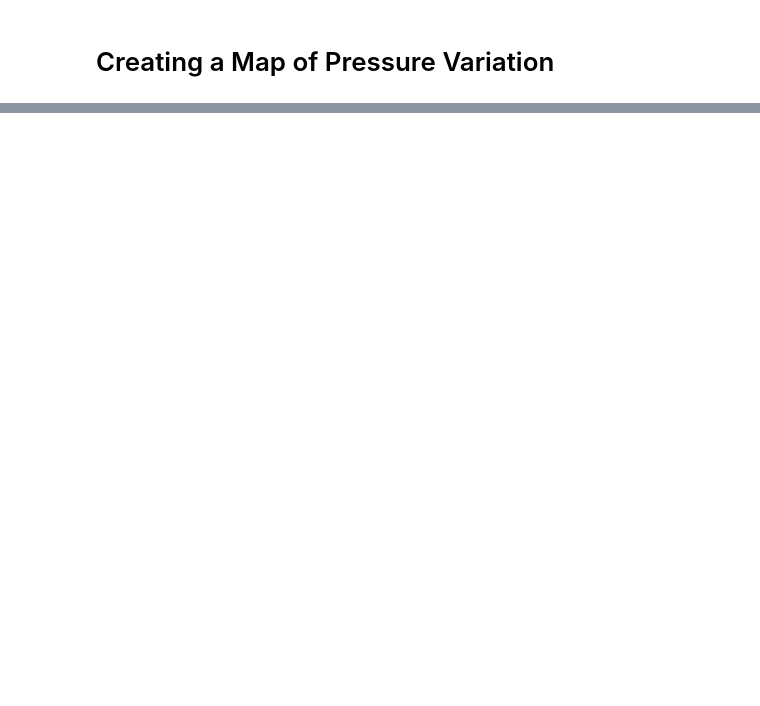
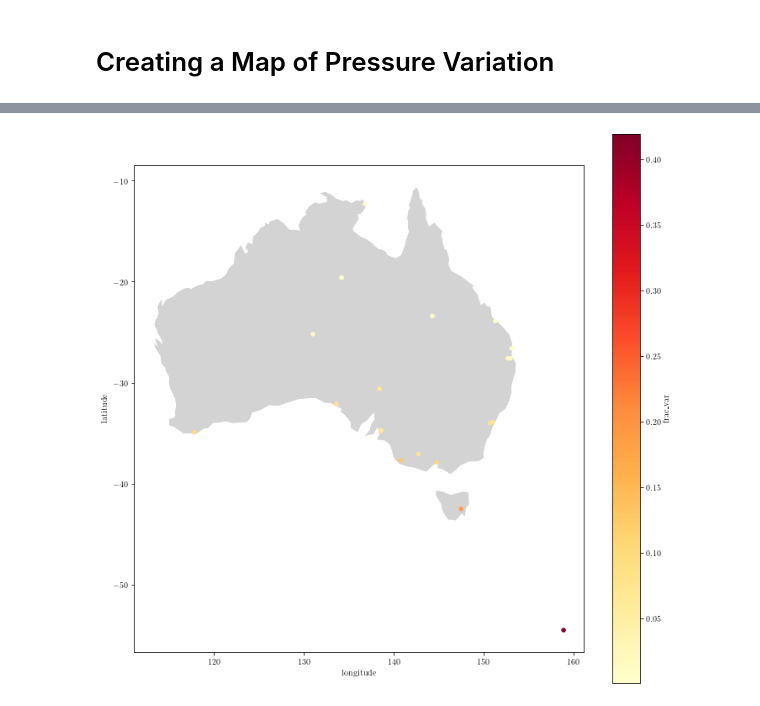
Before and after one commit to paytonrodman/migraine_weather, a Jupyter notebook: notebooks/04_creating_map_of_pressure_variation.ipynb, the cells around one changed output, grey strips where cells are left out. Saved outputs shown, nothing was run; the diff lists cells and outputs as text; code cells hidden in the pictures; blank space fills up the shorter version.

```diff
--- a/notebooks/04_creating_map_of_pressure_variation.ipynb
+++ b/notebooks/04_creating_map_of_pressure_variation.ipynb
@@ -18,12 +94,11 @@ The autoreload extension is already loaded. To reload it, use:
 # %%
-import country_converter as coco
 import meteostat
 from datetime import datetime
-from migraine_weather.data import clean_data, calculate_variation
 
 country_code = 'AU'
 start = datetime(2000, 1, 1, 0, 0, 0)
 end = datetime(2020, 12, 31, 23, 59, 59)
+
 stations = meteostat.Stations().region(country_code).fetch()
 stations = stations[(stations['hourly_start'].dt.year<=start.year) & (stations['hourly_end'].dt.year>=end.year)]
 
@@ -33,17 +108,16 @@ av_frac_var = []
 for station_id in stations.index:
     current_n += 1
     station_name = stations[stations.index==station_id]['name'].iloc[0]
-    #print(station_name)
     print(f'\r{(current_n/n_stations)*100:.2f}%', end='', flush=True)
 
     df = meteostat.Hourly(station_id, start, end).fetch()
-    # if pressure measurements are NaN, skip
-    if (df["pres"].isna().all()) | (len(df[df["pres"].isna()])>0.1*len(df["pres"])):
+    # if all or many pressure measurements are NaN, skip
+    if (df["pres"].isna().all()) | (len(df[df["pres"].isna()])>0.5*len(df["pres"])):
         av_frac_var.append(float('nan'))
         continue
 
-    cleaned_df = clean_data.remove_outliers(df)
-    frac_var_yearly = calculate_variation.get_variation_frac(cleaned_df, "pres")
+    cleaned_df = remove_outliers(df)
+    frac_var_yearly = get_variation_frac(cleaned_df, "pres")
     av_frac_var.append(sum(frac_var_yearly.values())/len(frac_var_yearly)) # average fraction of days with high variation per year
 
 stations.insert(0, "frac_var", av_frac_var)
@@ -54,11 +144,17 @@ ModuleNotFoundError: No module named 'dotenv'
 # %%
 import geopandas as gpd
 import matplotlib.pyplot as plt
 
+country_name = 'Australia'
+
 # initialize an axis
 fig, ax = plt.subplots(figsize=(12,12))
-countries = gpd.read_file(gpd.datasets.get_path("naturalearth_lowres"))
+map_url = "https://naciscdn.org/naturalearth/110m/cultural/ne_110m_admin_0_countries.zip"
+country_map = gpd.read_file(map_url)
+country_map[country_map["NAME_EN"] == country_name].plot(color="lightgrey", ax=ax)
 countries[countries["name"] == country_name].plot(color="lightgrey", ax=ax)
 
 stations.plot(x="longitude", y="latitude", kind="scatter", c="frac_var", colormap="YlOrRd", ax=ax)
 plt.show()
+# %% [output]
+[figure, added]
```
Also changed, not shown: parts of 3 cells of this notebook, 1 other file.
